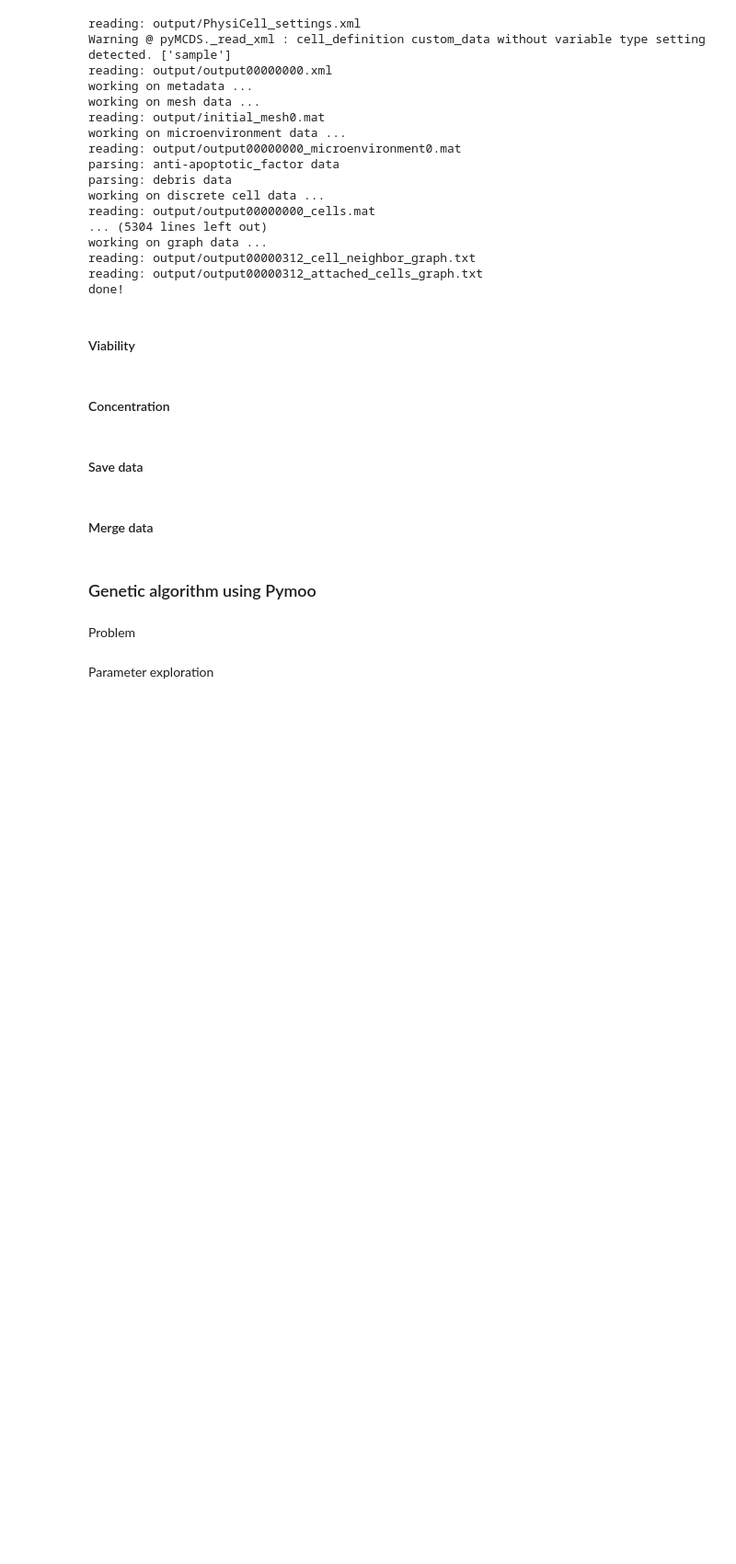
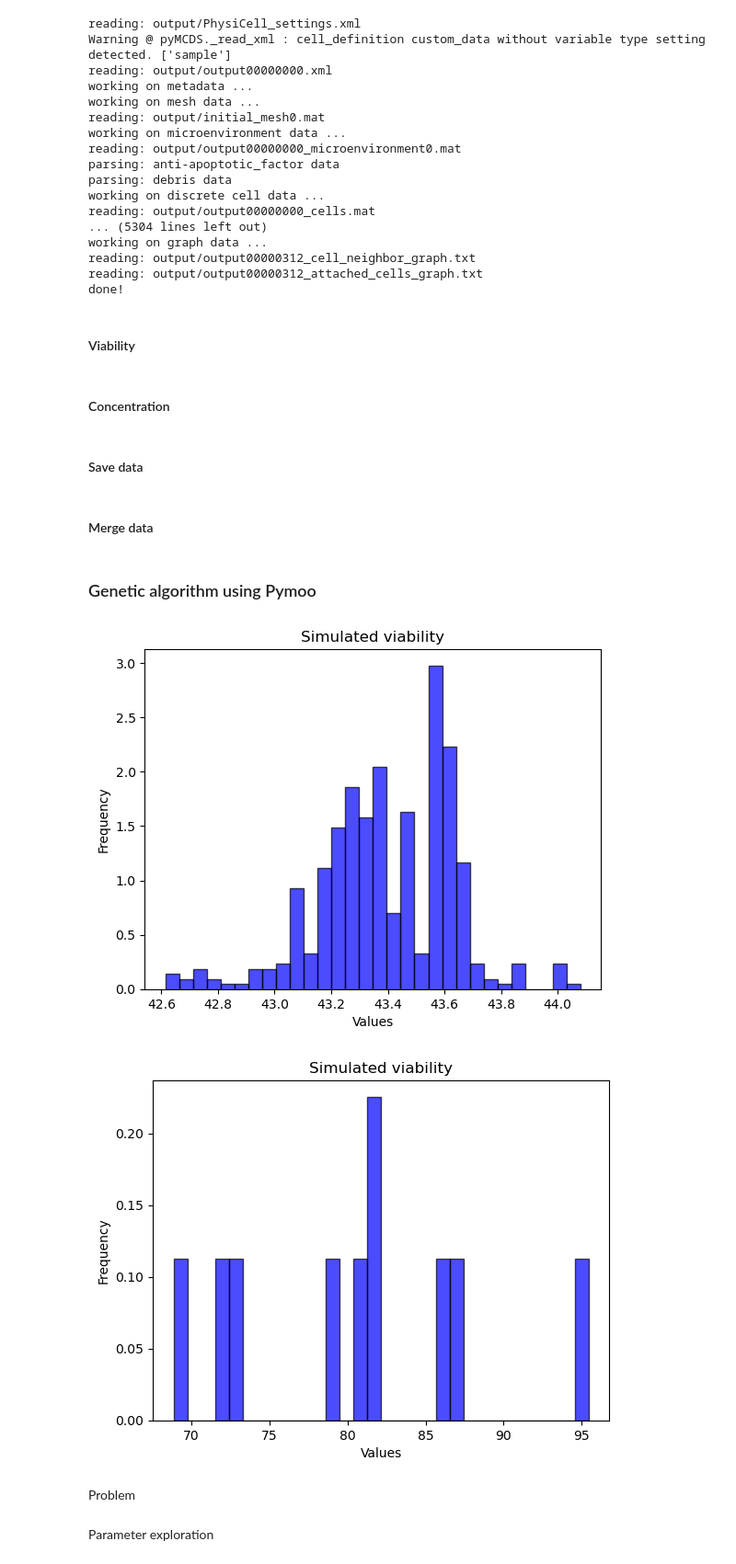
Before and after one commit to mhurtado13/ABM_NLC-CLL, a Jupyter notebook: Physicell_NLCs-CLL/scripts/Model_exploration.ipynb, the cells around one changed output. Shown at 92% size. Saved outputs shown, nothing was run; the diff lists cells and outputs as text; code cells hidden in the pictures; blank space fills up the shorter version.

Commit message:
SA analysis of viability results

```diff
--- a/Physicell_NLCs-CLL/scripts/Model_exploration.ipynb
+++ b/Physicell_NLCs-CLL/scripts/Model_exploration.ipynb
@@ -394,6 +394,31 @@ concentration = pd.DataFrame(medians)
 concentration_csv = 'concentration.csv'
 # %% [markdown]
 ### Genetic algorithm using Pymoo
+# %%
+import numpy as np
+import matplotlib.pyplot as plt
+import pandas as pd
+
+viability = np.loadtxt('../data_output/viability.csv', delimiter=",", skiprows=1, usecols=range(440))
+viability_median = np.median(viability, axis=0)
+
+# Create a histogram
+plt.hist(viability_median, bins=30, density=True, alpha=0.7, color='blue', edgecolor='black')
+plt.xlabel('Values')
+plt.ylabel('Frequency')
+plt.title('Simulated viability')
+plt.show()
+
+viability_experimental = pd.read_csv('../../Netlogo_NLCs-CLL/filtered_fused_9patients.csv')
+# Create a histogram
+plt.hist(viability_experimental['viability'], bins=30, density=True, alpha=0.7, color='blue', edgecolor='black')
+plt.xlabel('Values')
+plt.ylabel('Frequency')
+plt.title('Simulated viability')
+plt.show()
+# %% [output]
+[figure, added]
+[figure, added]
 # %% [markdown]
 Problem
 # %%
```
Also changed, not shown: parts of 1 cell of this notebook, 3 other files.
